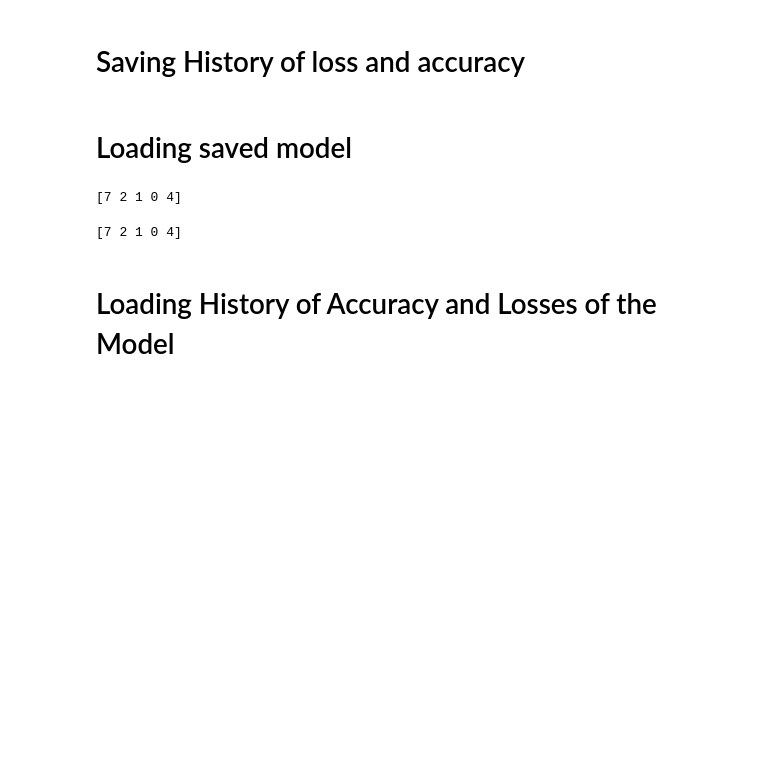
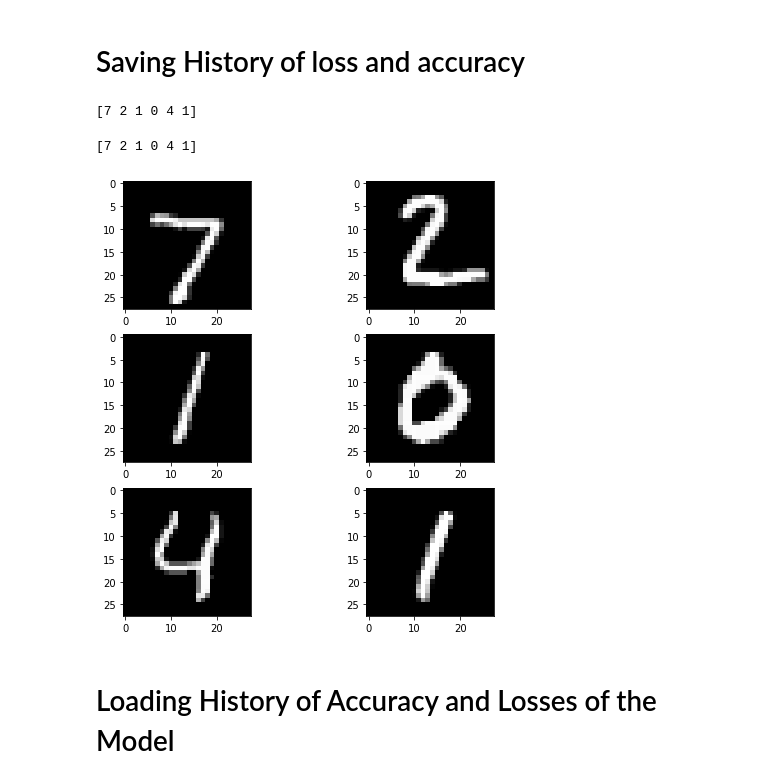
Before and after one commit to rohailkhan/Aj_Deep-Learning-with-Python, a Jupyter notebook: 10_Image_classification_of_hand_written_digits_without_CNN.ipynb, the cells around one changed output. Drawn from its saved outputs; the diff is of its cells as text; code cells hidden in the pictures; blank space fills up the shorter version.

```diff
--- a/10_Image_classification_of_hand_written_digits_without_CNN.ipynb
+++ b/10_Image_classification_of_hand_written_digits_without_CNN.ipynb
@@ -92,0 +218,2 @@ accuracy: 97.67%
+# %%
+(X_train, y_train), (X_test, y_test) = mnist.load_data()
@@ -108,5 +235,3 @@ history_dict = model_history.history
 # # Save it under the form of a json file
 history_path=path +'/history_digits_model1.json'
 json.dump(str(history_dict), open(history_path, 'w'))
-# %% [markdown]
-# Loading saved model
@@ -117,16 +238,27 @@ loaded_model = load_model(model_path)
 # %%
-# Predict on the first 5 test images.
-predictions = loaded_model.predict(X_test[:5])
-
 # Print our model's predictions.
-print(np.argmax(predictions, axis=1)) # [7, 2, 1, 0, 4]
+import numpy as np
+print(np.argmax(predictions, axis=1)) # [7, 2, 1, 0, 4,1]
 # %% [output]
-[7 2 1 0 4]
+[7 2 1 0 4 1]
 # %%
 # Check our predictions against the ground truths.
-print(np.argmax(y_test[:5],axis=1)) # [7, 2, 1, 0, 4]
+print(np.argmax(y_test[:6],axis=1)) # [7, 2, 1, 0, 4]
 # %% [output]
-[7 2 1 0 4]
+[7 2 1 0 4 1]
+# %%
+(X_train, y_train), (X_test, y_test) = mnist.load_data()
+# %%
+fig = plt.figure(figsize=(8,8))
+for i in range(6):
+	# define subplot
+	plt.subplot(320 + 1 + i)
+	# plot raw pixel data
+	plt.imshow(X_test[i], cmap=plt.get_cmap('gray'))
+# show the figure
+plt.show()
+# %% [output]
+[figure, added]
 # %% [markdown]
 # Loading History of Accuracy and Losses of the Model
 # %%
```
Also changed, not shown: parts of 46 cells of this notebook.
